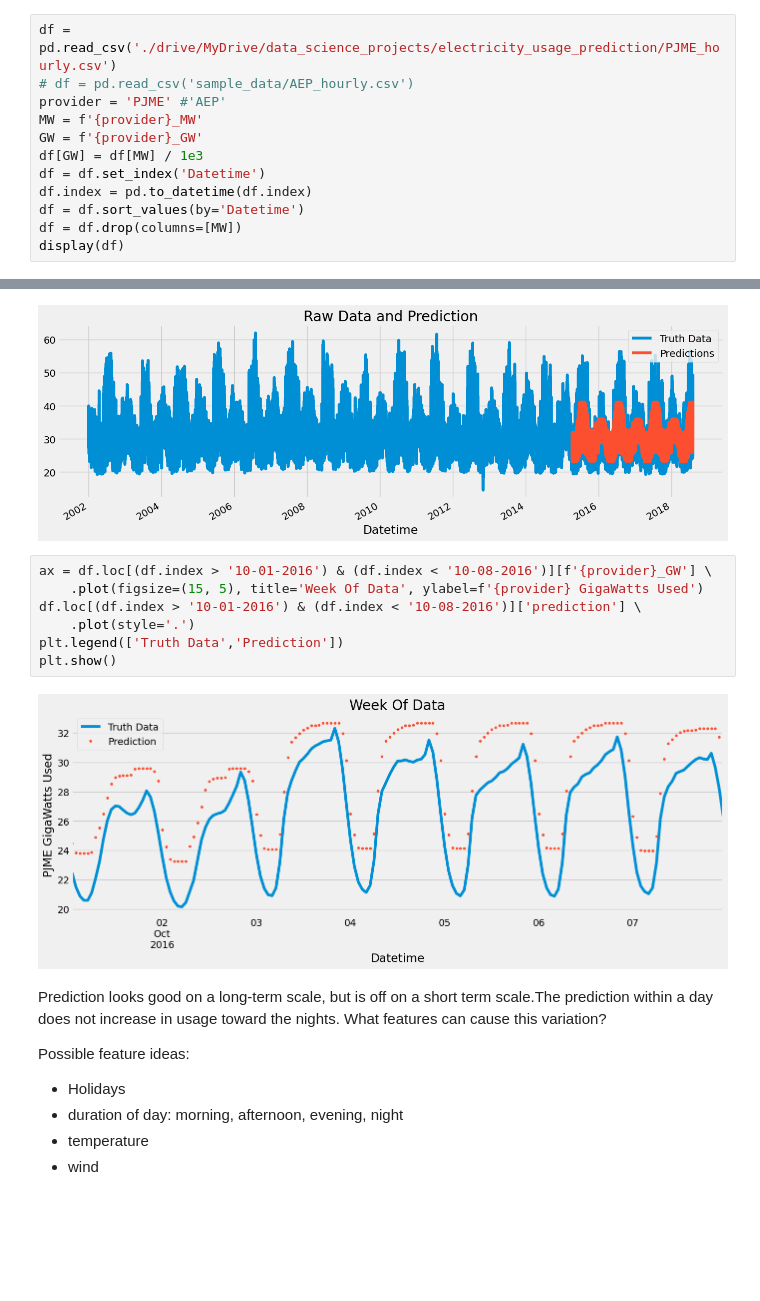
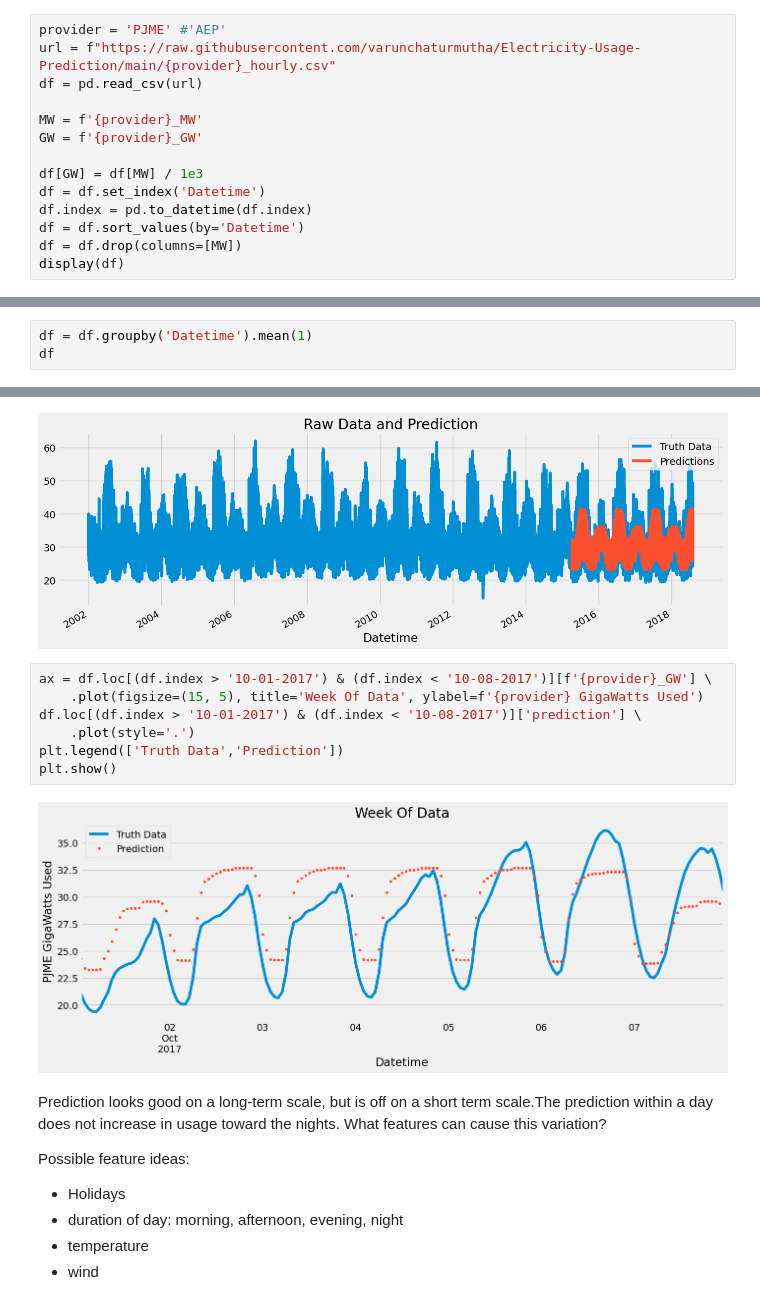
Before and after one commit to varunchaturmutha/Electricity-Usage-Prediction, a Jupyter notebook: Electricity_Grid.ipynb, the cells around one changed output, grey strips where cells are left out. Saved outputs shown, nothing was run; the diff lists cells and outputs as text; blank space fills up the shorter version.

```diff
--- a/Electricity_Grid.ipynb
+++ b/Electricity_Grid.ipynb
@@ -28,11 +23,13 @@ plt.style.use('fivethirtyeight')
 - Convert megawatt to gigawatt to reduce number significant digits.
 - Sort the data by time.
 # %%
-df = pd.read_csv('./drive/MyDrive/data_science_projects/electricity_usage_prediction/PJME_hourly.csv')
-# df = pd.read_csv('sample_data/AEP_hourly.csv')
 provider = 'PJME' #'AEP'
+url = f"https://raw.githubusercontent.com/varunchaturmutha/Electricity-Usage-Prediction/main/{provider}_hourly.csv"
+df = pd.read_csv(url)
+
 MW = f'{provider}_MW'
 GW = f'{provider}_GW'
+
 df[GW] = df[MW] / 1e3
 df = df.set_index('Datetime')
 df.index = pd.to_datetime(df.index)
@@ -56,0 +65,3 @@ display(df)
+# %%
+df = df.groupby('Datetime').mean(1)
+df
@@ -211,14 +237,14 @@ plt.show()
 # %% [output]
 [figure]
 # %%
-ax = df.loc[(df.index > '10-01-2016') & (df.index < '10-08-2016')][f'{provider}_GW'] \
+ax = df.loc[(df.index > '10-01-2017') & (df.index < '10-08-2017')][f'{provider}_GW'] \
     .plot(figsize=(15, 5), title='Week Of Data', ylabel=f'{provider} GigaWatts Used')
-df.loc[(df.index > '10-01-2016') & (df.index < '10-08-2016')]['prediction'] \
+df.loc[(df.index > '10-01-2017') & (df.index < '10-08-2017')]['prediction'] \
     .plot(style='.')
 plt.legend(['Truth Data','Prediction'])
 plt.show()
 # %% [output]
-[figure, old version]
+[figure, new version]
 # %% [markdown]
 Prediction looks good on a long-term scale, but is off on a short term scale.The prediction within a day does not increase in usage toward the nights. What features can cause this variation?
 
```
Also changed, not shown: parts of 27 cells of this notebook.
